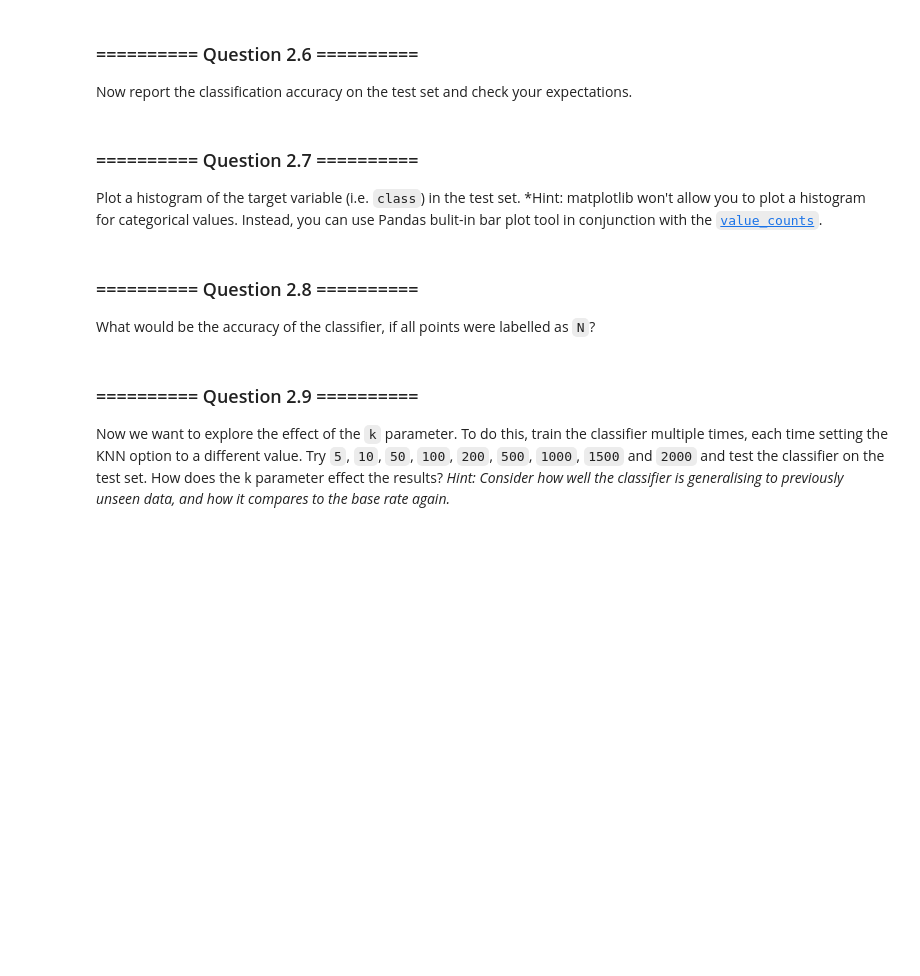
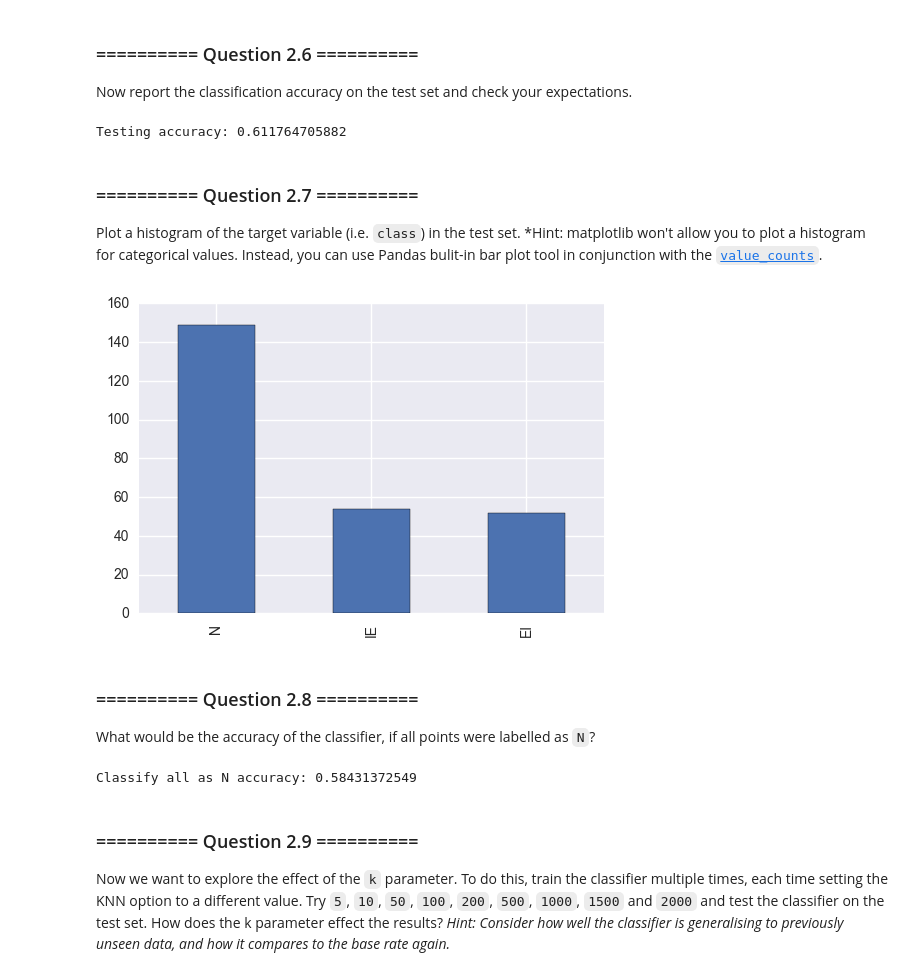
Before and after one commit to repogit44/iaml-4, a Jupyter notebook: 06_Lab_4_SVM_Classification_Evaluation.ipynb, the cells around one changed output. Drawn from its saved outputs; the diff is of its cells as text; code cells hidden in the pictures; blank space fills up the shorter version.

```diff
--- a/06_Lab_4_SVM_Classification_Evaluation.ipynb
+++ b/06_Lab_4_SVM_Classification_Evaluation.ipynb
@@ -82,0 +130,4 @@ Load the `splice_train.csv` and `splice_test.csv` into two separate dataframes.
+# %%
+splice_train = pd.read_csv('datasets/splice_train.csv')
+print('Train shape: {}'.format(splice_train.shape))
+splice_train.head(10)
@@ -82,0 +148,4 @@ Load the `splice_train.csv` and `splice_test.csv` into two separate dataframes.
+# %%
+splice_test = pd.read_csv('datasets/splice_test.csv')
+print('Test shape: {}'.format(splice_test.shape))
+splice_test.head(10)
@@ -88,3 +169,10 @@ Convert the categorical attributes into numeric ones by using the [`LabelEncoder
+# %%
+les = {}
+for col in splice_train.columns[:-1]:
+    le = LabelEncoder()
+    splice_train[col] = le.fit_transform(splice_train[col])
+    splice_test[col] = le.transform(splice_test[col])
+    les[col] = le
 # %% [markdown]
 ### ========== Question 2.3 ==========
 Store the training and testing data into numpy arrays `X_train`, `y_train`, `X_test` and `y_test`. Display the shapes of the four arrays.
@@ -92,0 +179,8 @@ Store the training and testing data into numpy arrays `X_train`, `y_train`, `X_t
+# %%
+X_train = splice_train.drop('class', axis = 1)
+y_train = splice_train['class']
+X_test = splice_test.drop('class', axis = 1)
+y_test = splice_test['class']
+
+print('Training shapes: (X, y) = ({}, {})'.format(X_train.shape, y_train.shape))
+print('Testing shapes: (X, y) = ({}, {})'.format(X_test.shape, y_test.shape))
@@ -109,3 +209,7 @@ Now report the classification accuracy on the test set and check your expectatio
+# %%
+print('Testing accuracy: {}'.format(knc.score(X_test, y_test))) # much worse, as expected
+# %% [output]
+Testing accuracy: 0.611764705882
 # %% [markdown]
 ### ========== Question 2.7 ==========
 Plot a histogram of the target variable (i.e. `class`) in the test set. *Hint: matplotlib won't allow you to plot a histogram for categorical values. Instead, you can use Pandas bulit-in bar plot tool in conjunction with the [`value_counts`](http://pandas.pydata.org/pandas-docs/stable/generated/pandas.Series.value_counts.html).
@@ -114,3 +216,10 @@ Plot a histogram of the target variable (i.e. `class`) in the test set. *Hint: m
+# %%
+plt.figure()
+counts_test = y_test.value_counts()
+counts_test.plot.bar()
+plt.show()
+# %% [output]
+[figure, added]
 # %% [markdown]
 ### ========== Question 2.8 ==========
 What would be the accuracy of the classifier, if all points were labelled as `N`?
@@ -119,3 +226,7 @@ What would be the accuracy of the classifier, if all points were labelled as `N`
+# %%
+print('Classify all as N accuracy: {}'.format(counts_test['N'] / counts_test.sum()))
+# %% [output]
+Classify all as N accuracy: 0.58431372549
 # %% [markdown]
 ### ========== Question 2.9 ==========
 Now we want to explore the effect of the `k` parameter. To do this, train the classifier multiple times, each time setting the KNN option to a different value. Try `5`, `10`, `50`, `100`, `200`, `500`, `1000`, `1500` and `2000` and test the classifier on the test set. How does the k parameter effect the results? *Hint: Consider how well the classifier is generalising to previously unseen data, and how it compares to the base rate again.*
```
Also changed, not shown: parts of 54 cells of this notebook, 1 other file.
